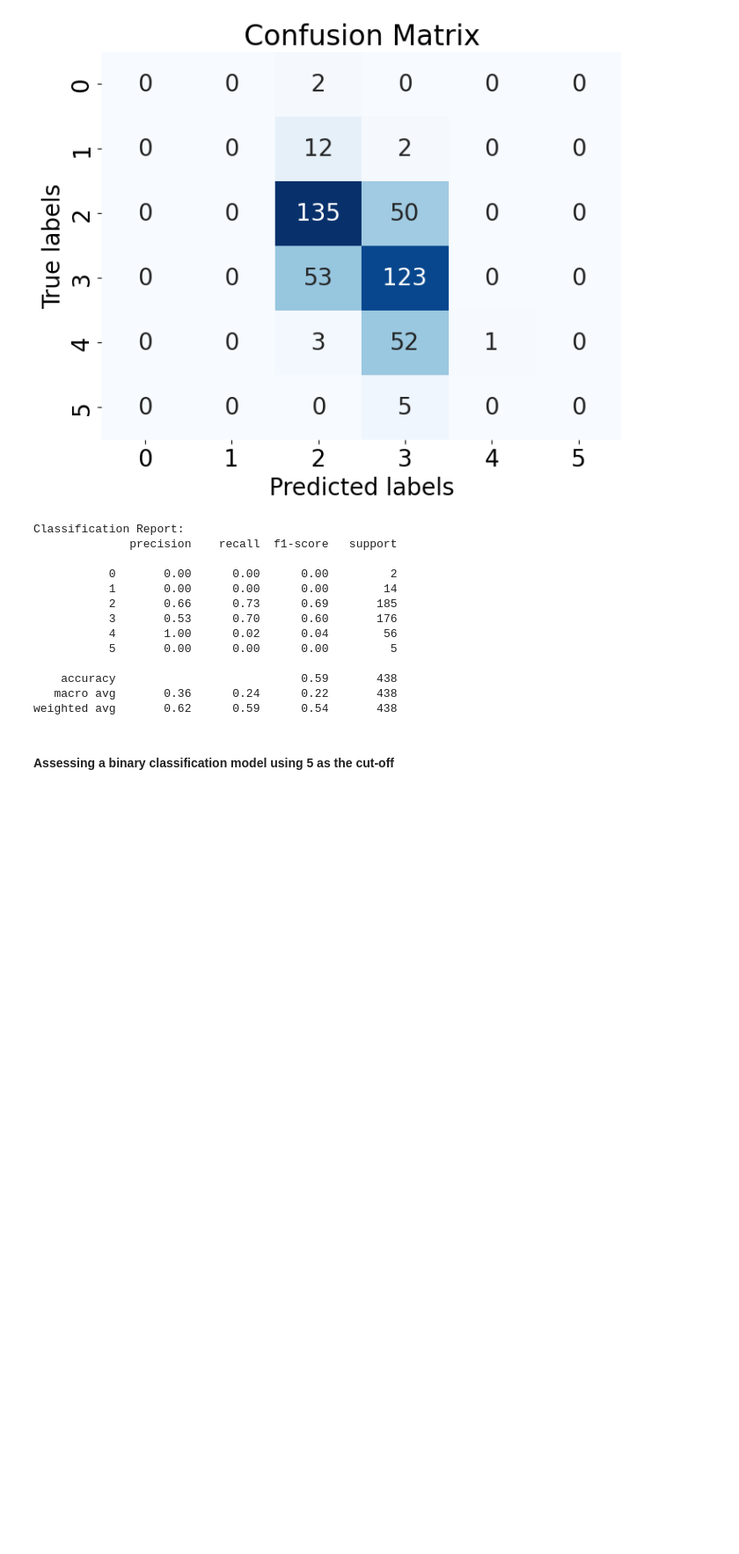
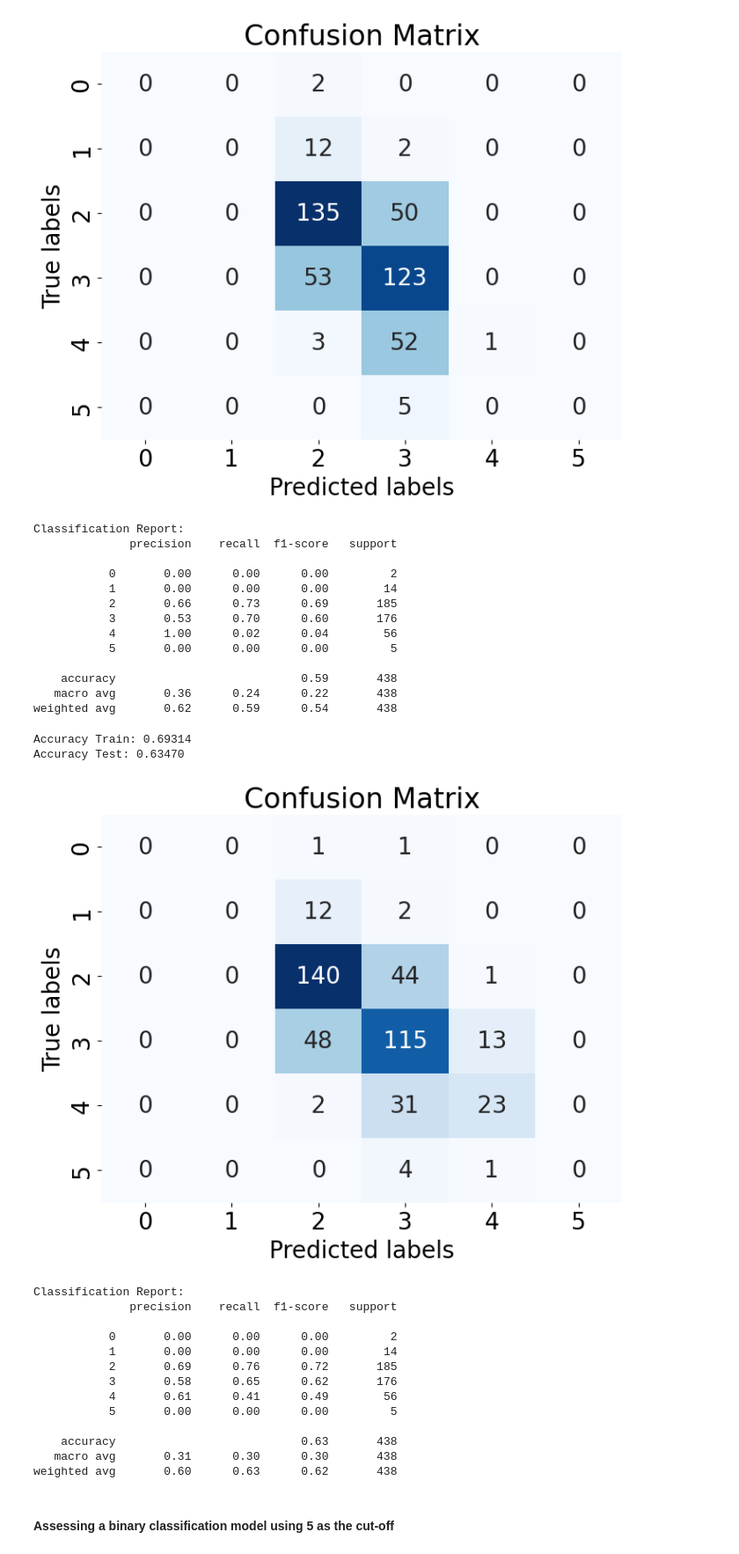
Before and after one commit to DeaganH/RedWine, a Jupyter notebook: Red Wine Dataset - Case Study.ipynb, the cells around one changed output. Shown at 88% size. Cells and saved outputs as stored; diff of their text form; code cells hidden in the pictures; blank space fills up the shorter version.

Commit message:
added xgboost

```diff
--- a/Red Wine Dataset - Case Study.ipynb
+++ b/Red Wine Dataset - Case Study.ipynb
@@ -721,3 +723,62 @@ weighted avg       0.62      0.59      0.54       438
+# %%
+dtrain = xgb.DMatrix(X_train, label=y_train)
+dtest = xgb.DMatrix(X_test, label=y_test)
+
+# Define parameters for XGBoost
+params = {
+    'objective': 'multi:softmax',
+    'num_parallel_tree': 2,
+    'num_class': 6,                 # Number of classes in the dataset
+    'max_depth': 3,                 # Maximum depth of a tree
+    'eta': 0.1,                     # Learning rate
+    'min_child_weight':0.1,
+    'subsample': 0.4,
+    'eval_metric': 'merror'         # Evaluation metric: Classification error rate
+}
+
+# Train the XGBoost model
+num_rounds = 25
+xgb_model = xgb.train(params, dtrain, num_rounds)
+
+preds_train = xgb_model.predict(dtrain)
+preds_test = xgb_model.predict(dtest)
+
+print('Accuracy Train: %.5f' % metrics.accuracy_score(y_train, preds_train))
+
+print('Accuracy Test: %.5f' % metrics.accuracy_score(y_test, preds_test))
+# %% [output]
+Accuracy Train: 0.69314
+Accuracy Test: 0.63470
+# %%
+# Calculate confusion matrix
+conf_matrix = metrics.confusion_matrix(y_test, preds_test)
+
+# Plot confusion matrix using seaborn
+plt.figure(figsize=(8, 6))
+sns.heatmap(conf_matrix, annot=True, fmt='d', cmap='Blues', cbar=False)
+plt.xlabel('Predicted labels')
+plt.ylabel('True labels')
+plt.title('Confusion Matrix')
+plt.show()
+
+# Generate classification report using scikit-learn
+print("\nClassification Report:")
+print(metrics.classification_report(y_test, preds_test))
+# %% [output]
+[figure, added]
+Classification Report:
+              precision    recall  f1-score   support
+
+           0       0.00      0.00      0.00         2
+           1       0.00      0.00      0.00        14
+           2       0.69      0.76      0.72       185
+           3       0.58      0.65      0.62       176
+           4       0.61      0.41      0.49        56
+           5       0.00      0.00      0.00         5
+
+    accuracy                           0.63       438
+   macro avg       0.31      0.30      0.30       438
+weighted avg       0.60      0.63      0.62       438
 # %% [markdown]
 #### Assessing a binary classification model using 5 as the cut-off
 # %%
```
Also changed, not shown: parts of 3 cells of this notebook.
